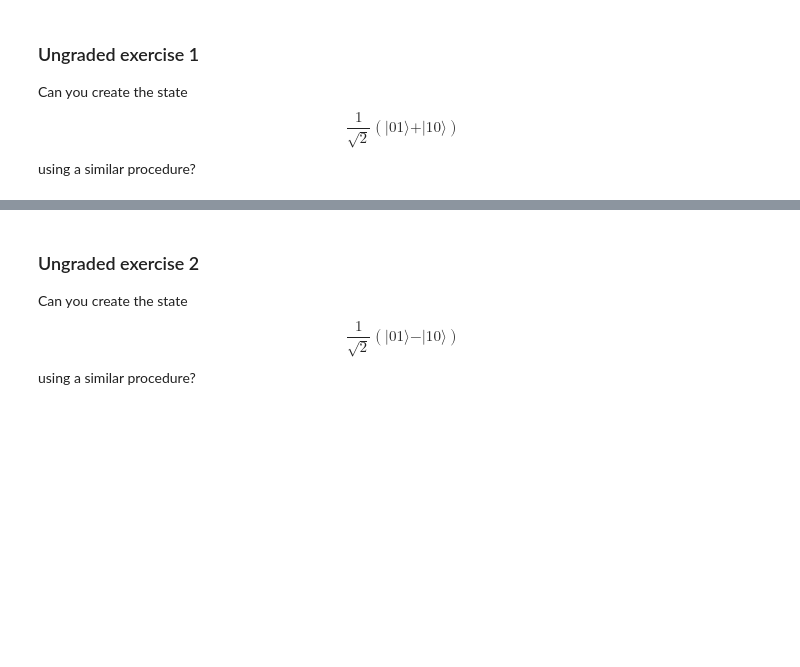
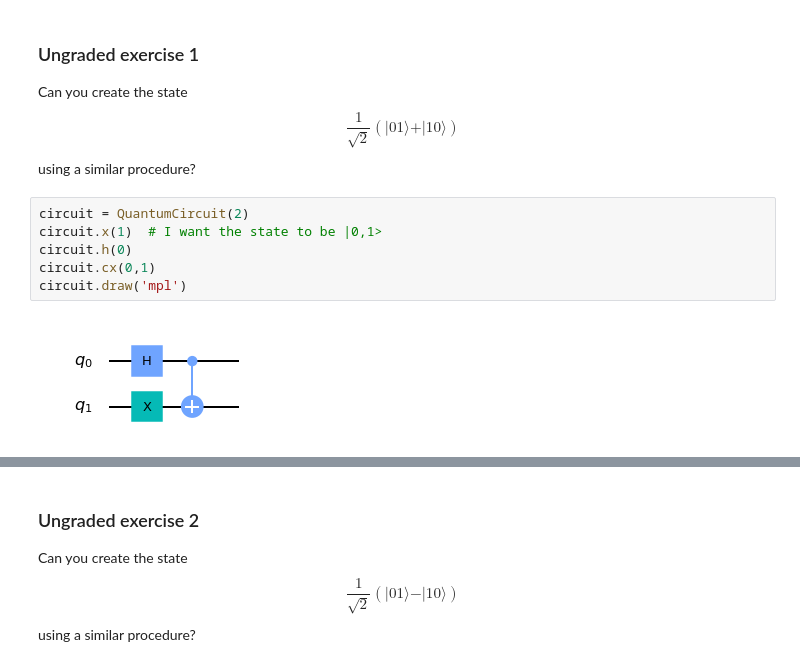
Before and after one commit to mattwright99/IBM_quantum-computing-course, a Jupyter notebook: lab-1/lab-1.ipynb, the cells around one changed output, grey strips where cells are left out. Cells and saved outputs as stored; diff of their text form; blank space fills up the shorter version.

```diff
--- a/lab-1/lab-1.ipynb
+++ b/lab-1/lab-1.ipynb
@@ -178,3 +233,11 @@ As you can see above, all measurements give either the result `00` or `11`. In o
 ### Ungraded exercise 1
 
 Can you create the state $$\frac{1}{\sqrt{2}}\left(\vert01\rangle + \vert10\rangle\right)$$ using a similar procedure?
+# %%
+circuit = QuantumCircuit(2)
+circuit.x(1)  # I want the state to be |0,1>
+circuit.h(0)
+circuit.cx(0,1)
+circuit.draw('mpl')
+# %% [output]
+[figure, added]
```
Also changed, not shown: parts of 25 cells of this notebook.
